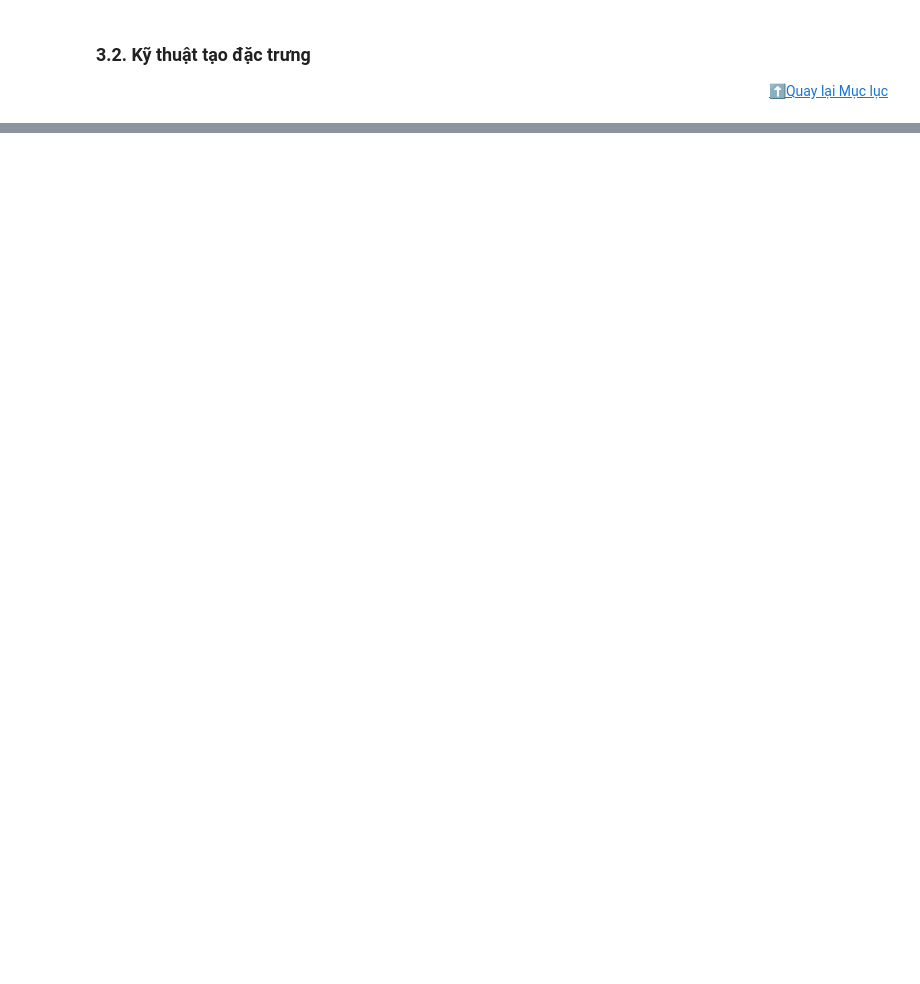
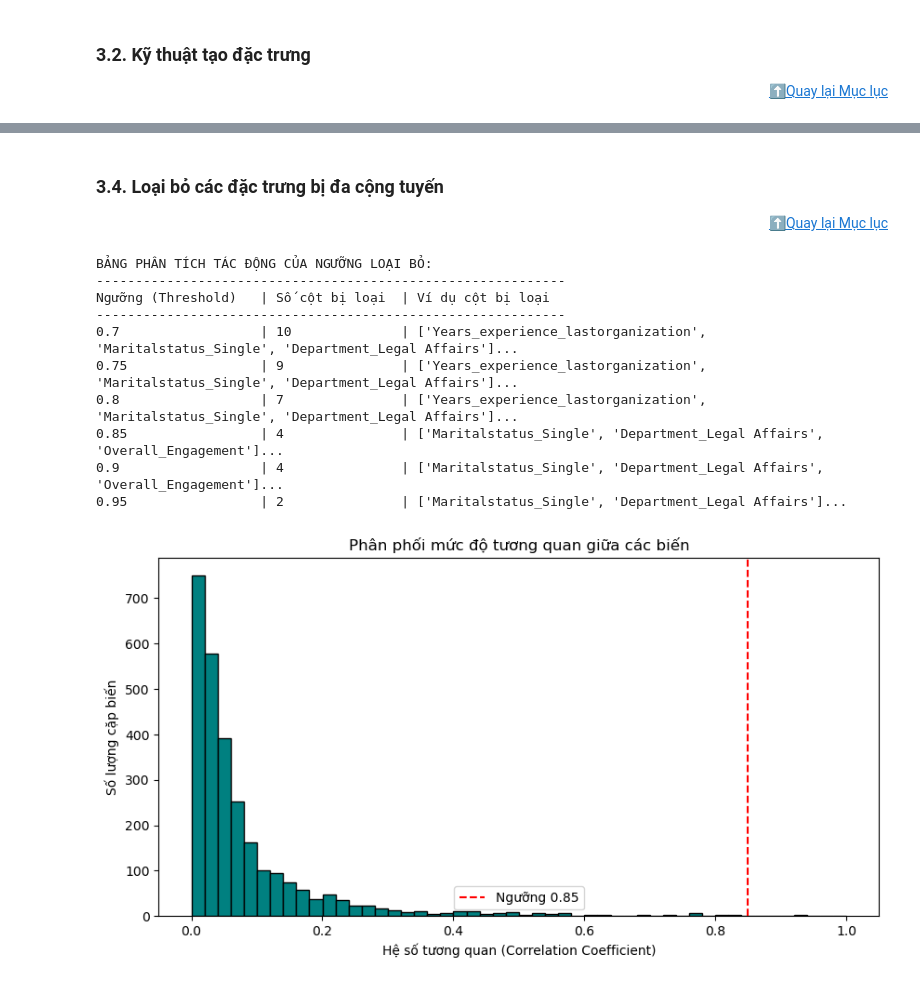
Before and after one commit to TonOfWeight072501/sgu_kpdl, a Jupyter notebook: CUOI_KY/Feature/Feature_full.ipynb, the cells around one changed output, grey strips where cells are left out. Drawn from its saved outputs; the diff is of its cells as text; code cells hidden in the pictures; blank space fills up the shorter version.

```diff
--- a/CUOI_KY/Feature/Feature_full.ipynb
+++ b/CUOI_KY/Feature/Feature_full.ipynb
@@ -199,0 +290,2 @@ Kích thước sau khi làm sạch: (1470, 31)
+# %%
+df = Stripping(df)
@@ -313,18 +438,0 @@ display(df.head())
-# %%
-#TODO 7: Xử lí ngoại lệ
-# Hàm xử lý ngoại lệ
-def cap_outliers(series):
-    Q1 = series.quantile(0.25)
-    Q3 = series.quantile(0.75)
-    IQR = Q3 - Q1
-    upper_bound = Q3 + 1.5 * IQR
-    # Chỉ xử lý cận trên (Upper) vì dữ liệu nhân sự thường bị lệch về phía cao
-    return series.clip(upper=upper_bound)
-
-# Áp dụng cho các cột đã phát hiện ở Mục 2
-cols_with_outliers = ['MonthlyIncome', 'TotalWorkingYears', 'YearsAtCompany', 'NumCompaniesWorked']
-
-for col in cols_with_outliers:
-    df[col] = cap_outliers(df[col])
-
-print(f"Đã hoàn tất xử lý ngoại lệ cho các biến: {cols_with_outliers}")
@@ -663,0 +572,50 @@ print("- y_test.csv  (Nhãn test thực tế)")
+# %% [markdown]
+### <a id='3.4'>3.4. Loại bỏ các đặc trưng bị đa cộng tuyến</a>
+<div style="text-align: right">
+    <a href="#toc">⬆Quay lại Mục lục</a>
+</div>
+# %%
+import numpy as np
+import pandas as pd
+import matplotlib.pyplot as plt
+
+# 1. Tính ma trận tương quan tuyệt đối
+corr_matrix = X_train.corr().abs()
+
+# Chỉ lấy phần tam giác trên (tránh trùng lặp)
+upper = corr_matrix.where(np.triu(np.ones(corr_matrix.shape), k=1).astype(bool))
+
+# 2. Thử nghiệm các ngưỡng khác nhau
+thresholds = [0.7, 0.75, 0.8, 0.85, 0.9, 0.95]
+print("BẢNG PHÂN TÍCH TÁC ĐỘNG CỦA NGƯỠNG LOẠI BỎ:")
+print("-" * 60)
+print(f"{'Ngưỡng (Threshold)':<20} | {'Số cột bị loại':<15} | {'Ví dụ cột bị loại'}")
+print("-" * 60)
+
+for thresh in thresholds:
+    to_drop = [column for column in upper.columns if any(upper[column] > thresh)]
+    print(f"{thresh:<20} | {len(to_drop):<15} | {to_drop[:3]}...") # Chỉ in 3 cột ví dụ
+
+# 3. Vẽ biểu đồ phân phối các giá trị tương quan
+# Giúp bạn nhìn xem đa số các cột tương quan ở mức nào
+all_correlations = upper.stack().values
+plt.figure(figsize=(10, 5))
+plt.hist(all_correlations, bins=50, color='teal', edgecolor='black')
+plt.axvline(x=0.85, color='red', linestyle='--', label='Ngưỡng 0.85')
+plt.title('Phân phối mức độ tương quan giữa các biến')
+plt.xlabel('Hệ số tương quan (Correlation Coefficient)')
+plt.ylabel('Số lượng cặp biến')
+plt.legend()
+plt.show()
+# %% [output]
+BẢNG PHÂN TÍCH TÁC ĐỘNG CỦA NGƯỠNG LOẠI BỎ:
+------------------------------------------------------------
+Ngưỡng (Threshold)   | Số cột bị loại  | Ví dụ cột bị loại
+------------------------------------------------------------
+0.7                  | 10              | ['Years_experience_lastorganization', 'Maritalstatus_Single', 'Department_Legal Affairs']...
+0.75                 | 9               | ['Years_experience_lastorganization', 'Maritalstatus_Single', 'Department_Legal Affairs']...
+0.8                  | 7               | ['Years_experience_lastorganization', 'Maritalstatus_Single', 'Department_Legal Affairs']...
+0.85                 | 4               | ['Maritalstatus_Single', 'Department_Legal Affairs', 'Overall_Engagement']...
+0.9                  | 4               | ['Maritalstatus_Single', 'Department_Legal Affairs', 'Overall_Engagement']...
+0.95                 | 2               | ['Maritalstatus_Single', 'Department_Legal Affairs']...
+[figure, added]
```
Also changed, not shown: parts of 64 cells of this notebook, 6 other files.
